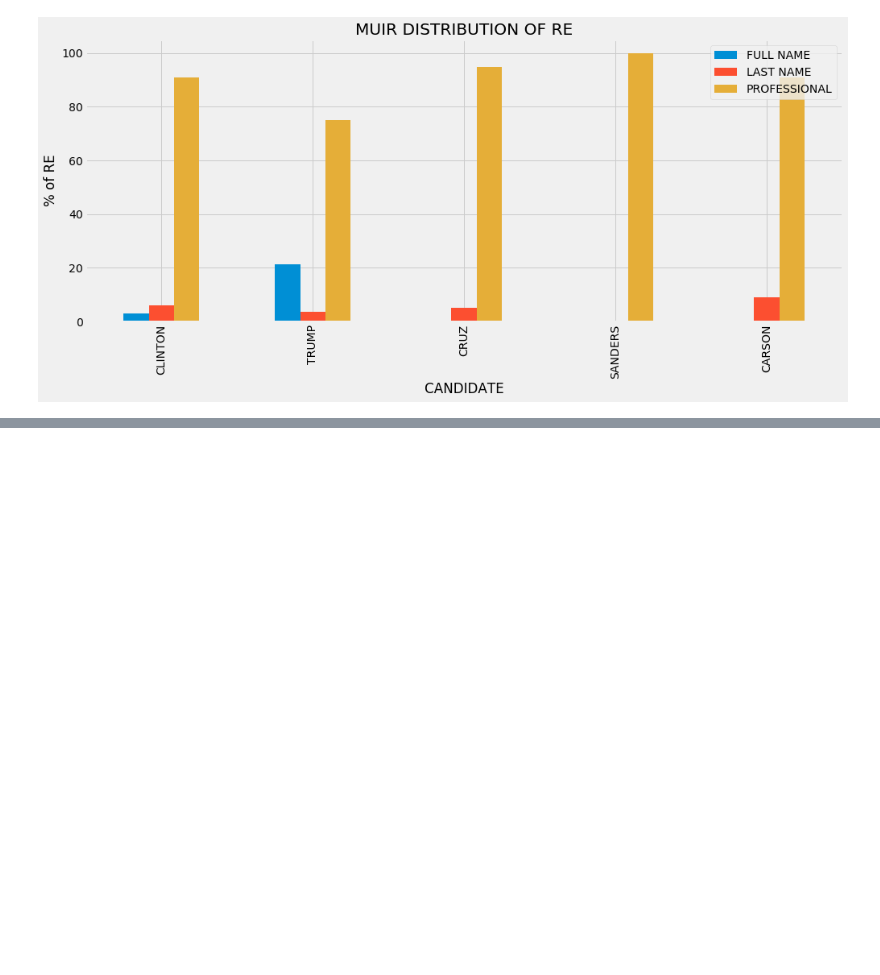
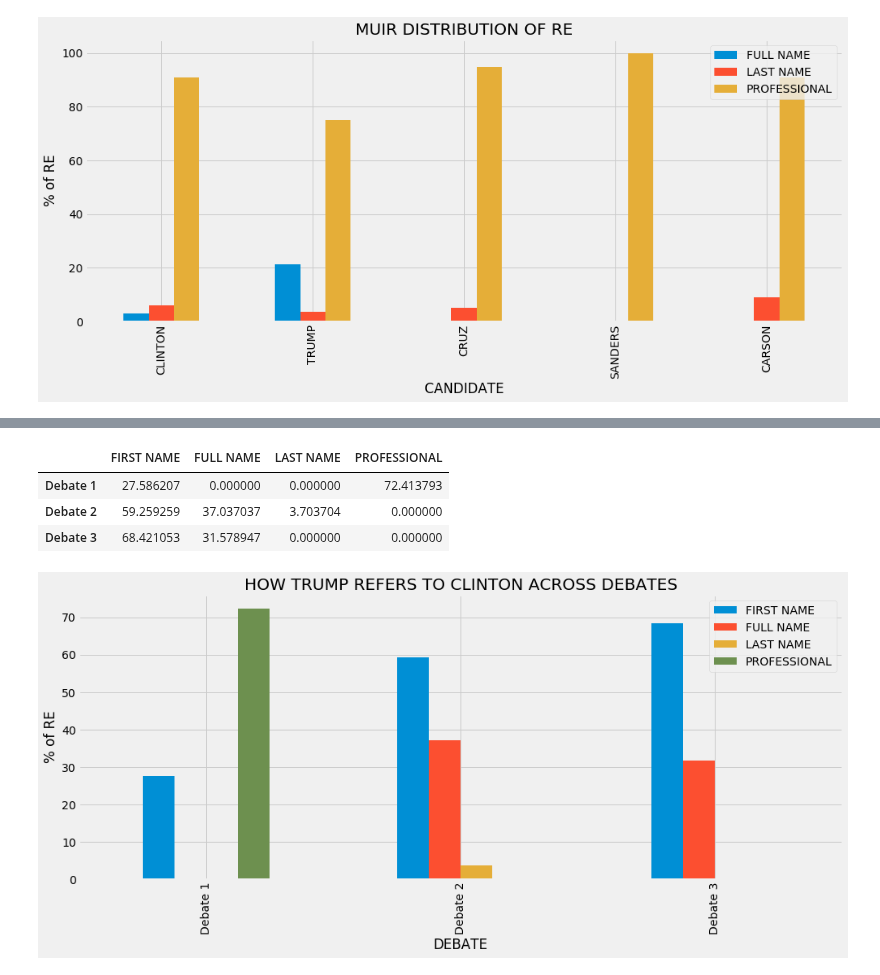
Before and after one commit to Data-Science-for-Linguists/2016-Debates-and-Referring-Expressions, a Jupyter notebook: analysis.ipynb, the cells around one changed output, grey strips where cells are left out. Drawn from its saved outputs; the diff is of its cells as text; code cells hidden in the pictures; blank space fills up the shorter version.

```diff
--- a/analysis.ipynb
+++ b/analysis.ipynb
@@ -1576,0 +1722,27 @@ plt.show()
+# %%
+trump_debates = pd.DataFrame([trump_clinton_REtype1, trump_clinton_REtype2, trump_clinton_REtype3], index = ["Debate 1", "Debate 2", "Debate 3"])
+trump_debates.fillna(0, inplace=True)
+
+trump_debates['TOTAL']=trump_debates.sum(axis=1)
+
+#Get the percentage of each type of RE for each candidate.
+trump_debates['FULL NAME'] = trump_debates['FULL NAME']/trump_debates['TOTAL']*100
+trump_debates['FIRST NAME'] = trump_debates['FIRST NAME']/trump_debates['TOTAL']*100
+trump_debates['LAST NAME'] = trump_debates['LAST NAME']/trump_debates['TOTAL']*100
+trump_debates['PROFESSIONAL'] = trump_debates['PROFESSIONAL']/trump_debates['TOTAL']*100
+
+del trump_debates['TOTAL']
+trump_debates.head()
+# %% [output]
+|  | FIRST NAME | FULL NAME | LAST NAME | PROFESSIONAL |
+| Debate 1 | 27.586207 | 0.000000 | 0.000000 | 72.413793 |
+| Debate 2 | 59.259259 | 37.037037 | 3.703704 | 0.000000 |
+| Debate 3 | 68.421053 | 31.578947 | 0.000000 | 0.000000 |
+# %%
+trump_debates.plot(kind='bar', figsize=(15,6))
+plt.xlabel('DEBATE')
+plt.ylabel('% of RE')
+plt.title('HOW TRUMP REFERS TO CLINTON ACROSS DEBATES')
+plt.show()
+# %% [output]
+[figure, added]
```
Also changed, not shown: parts of 33 cells of this notebook.
